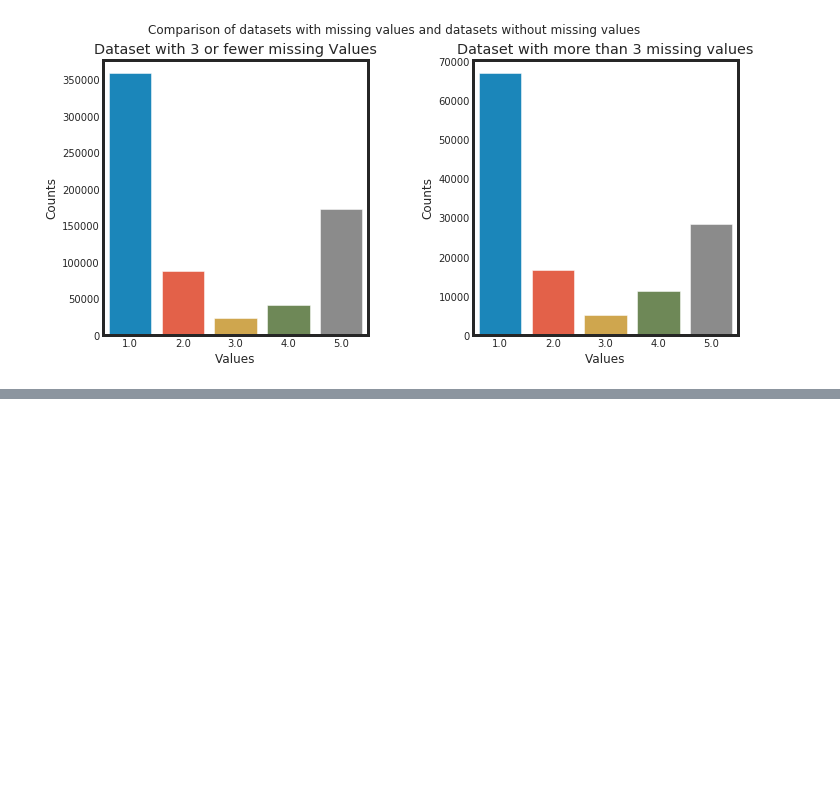
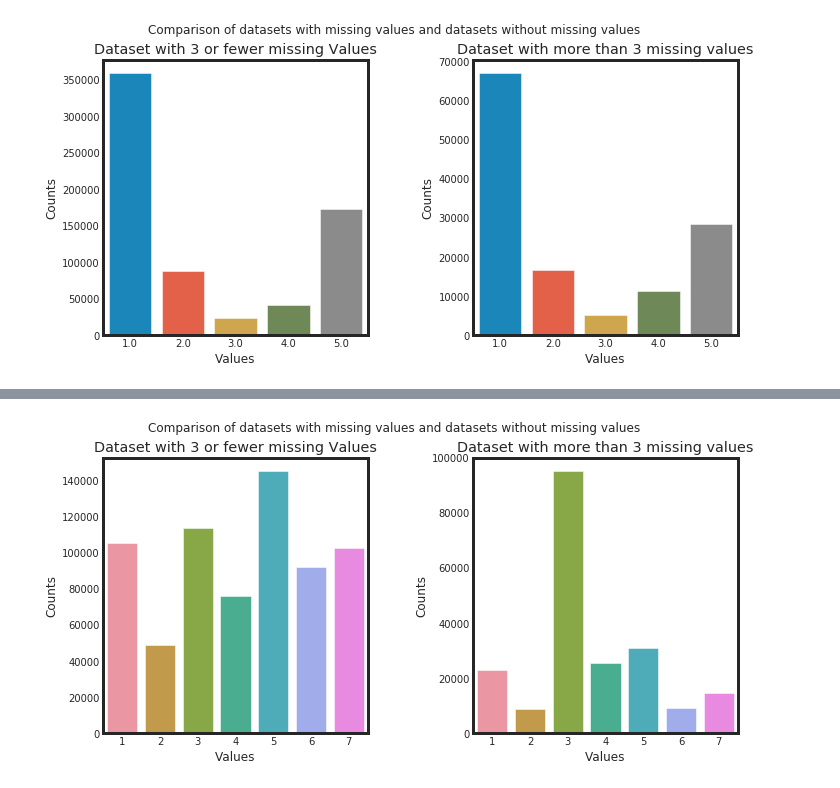
Before and after one commit to leonisawesome/identify_customer_segments, a Jupyter notebook: identify_customer_segment.ipynb, the cells around one changed output, grey strips where cells are left out. Cells and saved outputs as stored; diff of their text form; code cells hidden in the pictures; blank space fills up the shorter version.

```diff
--- a/identify_customer_segment.ipynb
+++ b/identify_customer_segment.ipynb
@@ -336,0 +339,4 @@ compare_distributions
+# %%
+compare_distributions('SEMIO_KULT')
+# %% [output]
+[figure, added]
```
Also changed, not shown: parts of 11 cells of this notebook.
